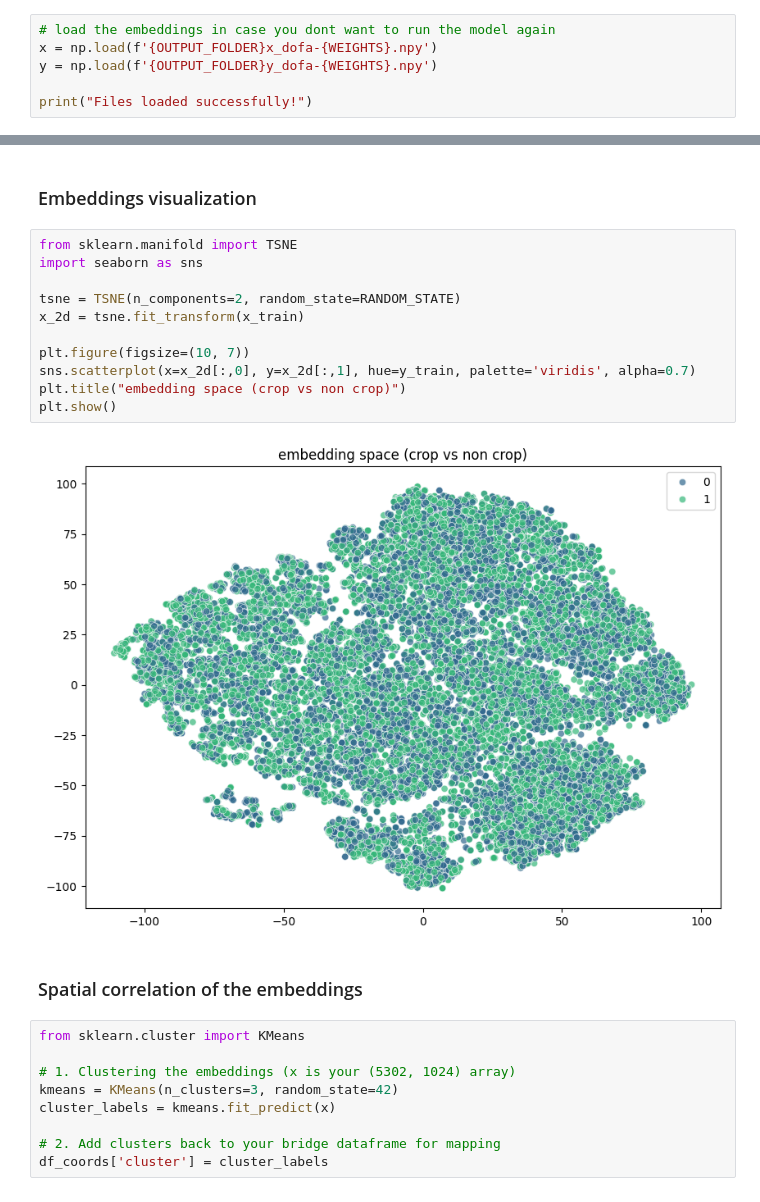
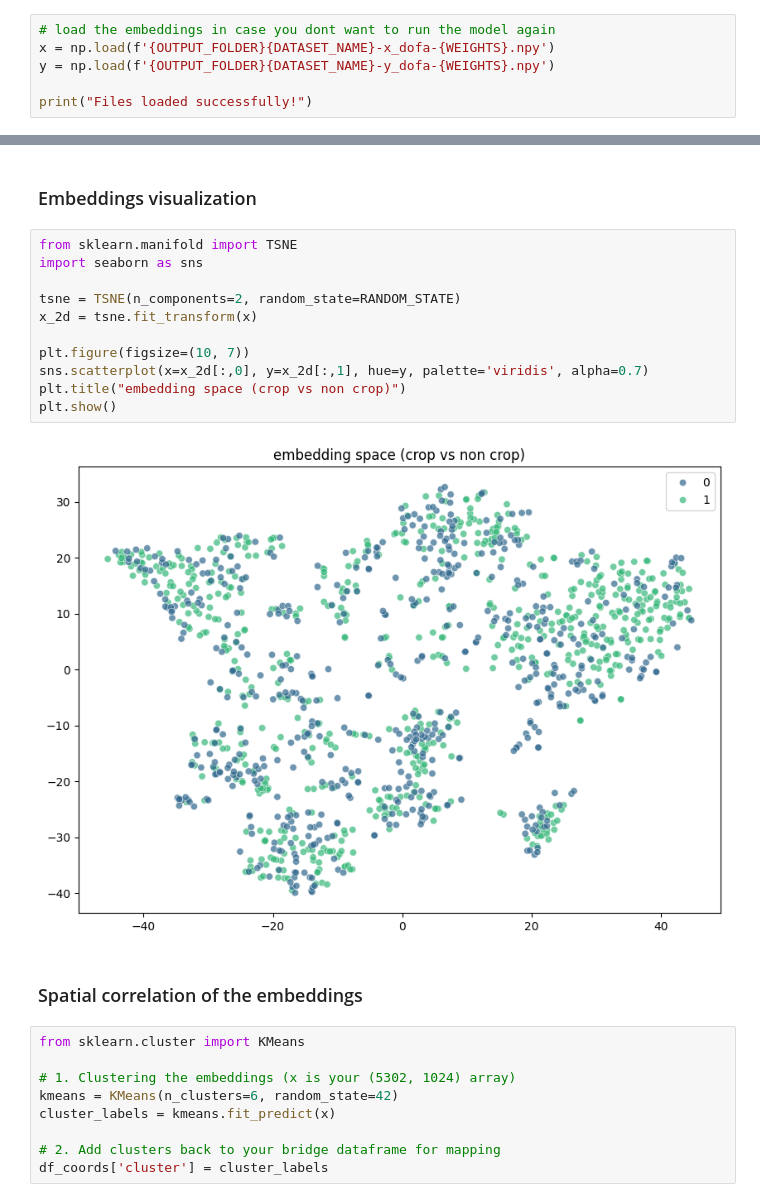
Before and after one commit to beatrizbsperes/embeddings_in_TorchGeo, a Jupyter notebook: embeddings.ipynb, the cells around one changed output, grey strips where cells are left out. Saved outputs shown, nothing was run; the diff lists cells and outputs as text.

```diff
--- a/embeddings.ipynb
+++ b/embeddings.ipynb
@@ -412,8 +411,8 @@ Files saved successfully!
 ### Sanity check
 # %%
 # load the embeddings in case you dont want to run the model again
-x = np.load(f'{OUTPUT_FOLDER}x_dofa-{WEIGHTS}.npy')
-y = np.load(f'{OUTPUT_FOLDER}y_dofa-{WEIGHTS}.npy')
+x = np.load(f'{OUTPUT_FOLDER}{DATASET_NAME}-x_dofa-{WEIGHTS}.npy')
+y = np.load(f'{OUTPUT_FOLDER}{DATASET_NAME}-y_dofa-{WEIGHTS}.npy')
 
 print("Files loaded successfully!")
 # %% [output]
@@ -532,23 +543,23 @@ weighted avg       0.53      0.55      0.52      7174
 # %%
 from sklearn.manifold import TSNE
 import seaborn as sns
 
 tsne = TSNE(n_components=2, random_state=RANDOM_STATE)
-x_2d = tsne.fit_transform(x_train)
+x_2d = tsne.fit_transform(x)
 
 plt.figure(figsize=(10, 7))
-sns.scatterplot(x=x_2d[:,0], y=x_2d[:,1], hue=y_train, palette='viridis', alpha=0.7)
+sns.scatterplot(x=x_2d[:,0], y=x_2d[:,1], hue=y, palette='viridis', alpha=0.7)
 plt.title("embedding space (crop vs non crop)")
 plt.show()
 # %% [output]
-[figure, old version]
+[figure, new version]
 # %% [markdown]
 ### Spatial correlation of the embeddings
 # %%
 from sklearn.cluster import KMeans
 
 # 1. Clustering the embeddings (x is your (5302, 1024) array)
-kmeans = KMeans(n_clusters=3, random_state=42)
+kmeans = KMeans(n_clusters=6, random_state=42)
 cluster_labels = kmeans.fit_predict(x)
 
 # 2. Add clusters back to your bridge dataframe for mapping
```
Also changed, not shown: parts of 16 cells of this notebook.
